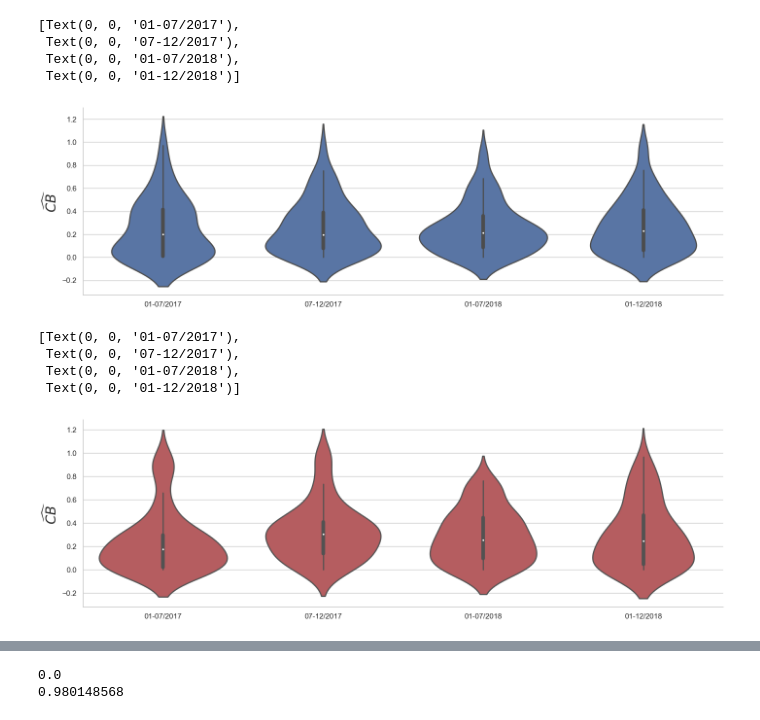
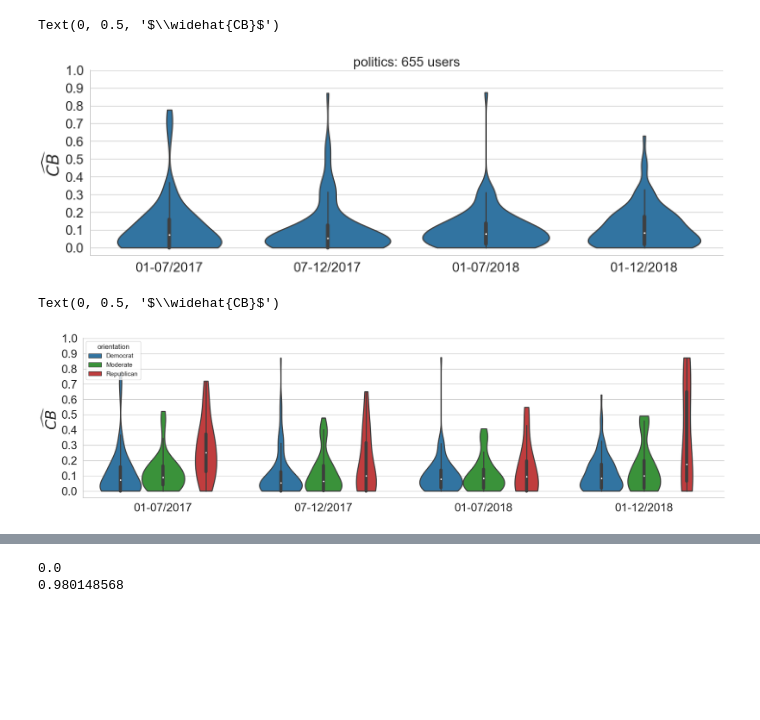
Before and after one commit to ValentinaPansanella/openmindedness-gunminpol, a Jupyter notebook: openMindednessPlots_gruncontrol.ipynb, the cells around one changed output, grey strips where cells are left out. Drawn from its saved outputs; the diff is of its cells as text; code cells hidden in the pictures; blank space fills up the shorter version.

```diff
--- a/openMindednessPlots_gruncontrol.ipynb
+++ b/openMindednessPlots_gruncontrol.ipynb
@@ -18,0 +38,28 @@ data = df[df['dataset']=='guncontrol']
+# %%
+palette = {
+    'Democrat':'tab:blue',
+    'Moderate':'tab:green',
+    'Republican':'tab:red'
+}
+
+sns.set_style("whitegrid", rc={'figure.dpi':600, 'axes.xmargin': 0.15})
+fig, axes = plt.subplots(nrows=1, ncols=3, figsize=(30,5), sharey=True, sharex=True)
+datasets = ['guncontrol', 'minority', 'politics']
+for i in range(3):
+    data = df[df['dataset']==datasets[i]]
+    g = sns.boxplot(x="timestamp", y="openMindedness", data=data, hue='orientation', hue_order=['Democrat', 'Moderate', 'Republican'], palette=palette, linewidth=1.8, ax=axes[i])
+    g.set_xticks(ticks=[0, 1, 2, 3])
+    g.set_yticks(ticks=[0.0, 0.1, 0.2, 0.3, 0.4, 0.5, 0.6, 0.7, 0.8, 0.9, 1.0])
+    g.set_xticklabels(labels=['01-07/2017', '07-12/2017', '01-07/2018', '01-12/2018'], fontdict={'horizontalalignment': 'center'}, fontsize=20)
+    g.tick_params(axis='y', labelsize=20)
+    g.set_xlabel("")
+    g.set_title(f'{datasets[i]}: {len(data)} users', fontsize=20)
+    if i == 0:
+        g.set_ylabel(r"$\widehat{CB}$", fontsize = 25)
+    else:
+        g.set_ylabel("")
+    if i == 2:
+        g.legend(loc='upper right', fontsize=20)
+    else:
+        g.get_legend().remove()
+    # g.set_ylabel(r"$\widehat{CB}$", fontsize = 25)
@@ -39,37 +105,34 @@ g.set_xticklabels(labels=['01-07/2017', '07-12/2017', '01-07/2018', '01-12/2018'
 sns.set()
 sns.set_style("whitegrid", rc={'axes.spines.right': False, 'axes.spines.top': False, 'figure.dpi':600, 'axes.xmargin': 0.15})
 fig, ax = plt.subplots(figsize=(17,5))
-g = sns.violinplot(x="timestamp", y="openMindedness", data=data[data['orientation']=='Democrat'], palette=['b'], alpha=0.6, linewidth=1.8, ax=ax)
+g = sns.violinplot(x="timestamp", y="openMindedness", data=data[data['orientation']=='Democrat'], palette=['tab:blue'], alpha=0.6, linewidth=1.8, ax=ax, cut = 0)
+g.set_xticks(ticks=[0, 1, 2, 3])
+g.set_yticks(ticks=[0.0, 0.1, 0.2, 0.3, 0.4, 0.5, 0.6, 0.7, 0.8, 0.9, 1.0])
+g.set_xticklabels(labels=['01-07/2017', '07-12/2017', '01-07/2018', '01-12/2018'], fontdict={'horizontalalignment': 'center'}, fontsize=20)
+g.tick_params(axis='y', labelsize=20)
 g.set_xlabel("")
-g.set_ylabel(r"$\widehat{CB}$", fontsize = 20)
-g.set_xticks(ticks=[0, 1, 2, 3])
-g.set_xticklabels(labels=['01-07/2017', '07-12/2017', '01-07/2018', '01-12/2018'], fontdict={'horizontalalignment': 'center'})
-
+g.set_title(f'{datasets[i]}: {len(data)} users', fontsize=20)
+g.set_ylabel(r"$\widehat{CB}$", fontsize = 25)
 # g.set_xticks(ticks=[0,5,11,17])
 # g.set_xticklabels(labels=['05-06/2018', '10-11/2018', '04-05/2019', '10-11/2019'], fontdict={'horizontalalignment': 'center'})
 # g.set_xlim(left=-1.5, right=19.5)
 # %% [output]
-[Text(0, 0, '01-07/2017'),
- Text(0, 0, '07-12/2017'),
- Text(0, 0, '01-07/2018'),
- Text(0, 0, '01-12/2018')]
+Text(0, 0.5, '$\\widehat{CB}$')
-[figure, old version]
+[figure, new version]
 # %%
 sns.set()
 sns.set_style("whitegrid", rc={'axes.spines.right': False, 'axes.spines.top': False, 'figure.dpi':600, 'axes.xmargin': 0.15})
-fig, ax = plt.subplots(figsize=(17,5))
-g = sns.violinplot(x="timestamp", y="openMindedness", data=data[data['orientation']=='Republican'], palette=['r'], alpha=0.6, linewidth=1.8, ax=ax)
+fig, ax = plt.subplots(figsize=(20,5))
+g = sns.violinplot(x="timestamp", y="openMindedness", data=df[df['dataset']=='politics'], hue='orientation', palette=['tab:blue', 'tab:green', 'tab:red'], hue_order = ['Democrat', 'Moderate', 'Republican'], alpha=0.6, linewidth=1.8, ax=ax, cut = 0, common_norm = False)
+g.set_xticks(ticks=[0, 1, 2, 3])
+g.set_yticks(ticks=[0.0, 0.1, 0.2, 0.3, 0.4, 0.5, 0.6, 0.7, 0.8, 0.9, 1.0])
+g.set_xticklabels(labels=['01-07/2017', '07-12/2017', '01-07/2018', '01-12/2018'], fontdict={'horizontalalignment': 'center'}, fontsize=20)
+g.tick_params(axis='y', labelsize=20)
 g.set_xlabel("")
-g.set_ylabel(r"$\widehat{CB}$", fontsize = 20)
-g.set_xticks(ticks=[0, 1, 2, 3])
-g.set_xticklabels(labels=['01-07/2017', '07-12/2017', '01-07/2018', '01-12/2018'], fontdict={'horizontalalignment': 'center'})
-
+g.set_ylabel(r"$\widehat{CB}$", fontsize = 25)
 # g.set_xticks(ticks=[0,5,11,17])
 # g.set_xticklabels(labels=['05-06/2018', '10-11/2018', '04-05/2019', '10-11/2019'], fontdict={'horizontalalignment': 'center'})
 # g.set_xlim(left=-1.5, right=19.5)
 # %% [output]
-[Text(0, 0, '01-07/2017'),
- Text(0, 0, '07-12/2017'),
- Text(0, 0, '01-07/2018'),
- Text(0, 0, '01-12/2018')]
+Text(0, 0.5, '$\\widehat{CB}$')
-[figure, old version]
+[figure, new version]
```
Also changed, not shown: parts of 28 cells of this notebook, 11 other files.
